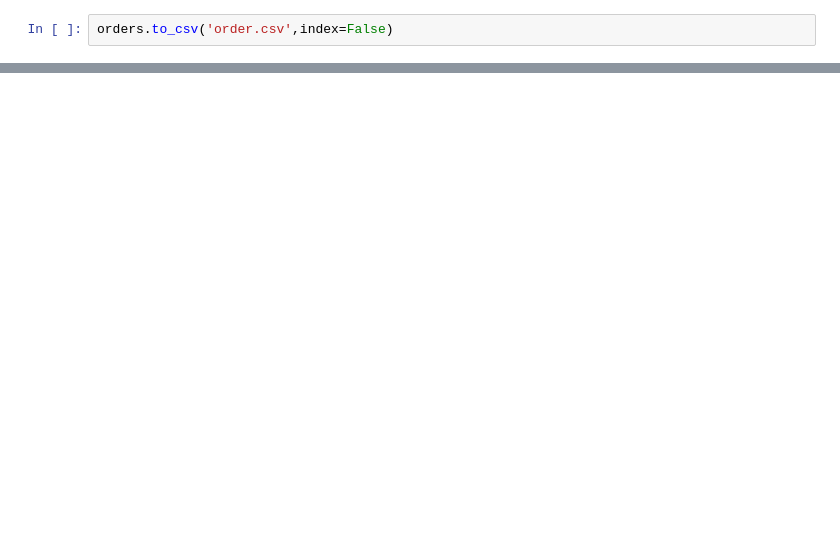
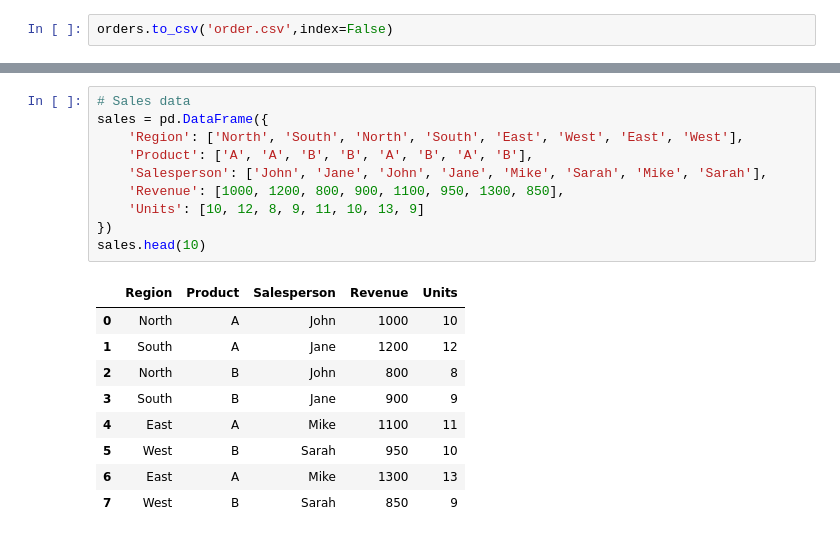
Before and after one commit to KEN-DATALABS/PROJECT-LIST, a Jupyter notebook: OneDrive/Documents/List Project/Project2.ipynb, the cells around one changed output, grey strips where cells are left out. Drawn from its saved outputs; the diff is of its cells as text; blank space fills up the shorter version.

```diff
--- a/OneDrive/Documents/List Project/Project2.ipynb
+++ b/OneDrive/Documents/List Project/Project2.ipynb
@@ -819,0 +820,20 @@ orders.drop_duplicates(subset=['customer_email'])
+# %%
+# Sales data
+sales = pd.DataFrame({
+    'Region': ['North', 'South', 'North', 'South', 'East', 'West', 'East', 'West'],
+    'Product': ['A', 'A', 'B', 'B', 'A', 'B', 'A', 'B'],
+    'Salesperson': ['John', 'Jane', 'John', 'Jane', 'Mike', 'Sarah', 'Mike', 'Sarah'],
+    'Revenue': [1000, 1200, 800, 900, 1100, 950, 1300, 850],
+    'Units': [10, 12, 8, 9, 11, 10, 13, 9]
+})
+sales.head(10)
+# %% [output]
+|  | Region | Product | Salesperson | Revenue | Units |
+| 0 | North | A | John | 1000 | 10 |
+| 1 | South | A | Jane | 1200 | 12 |
+| 2 | North | B | John | 800 | 8 |
+| 3 | South | B | Jane | 900 | 9 |
+| 4 | East | A | Mike | 1100 | 11 |
+| 5 | West | B | Sarah | 950 | 10 |
+| 6 | East | A | Mike | 1300 | 13 |
+| 7 | West | B | Sarah | 850 | 9 |
```
Also changed, not shown: parts of 12 cells of this notebook.
